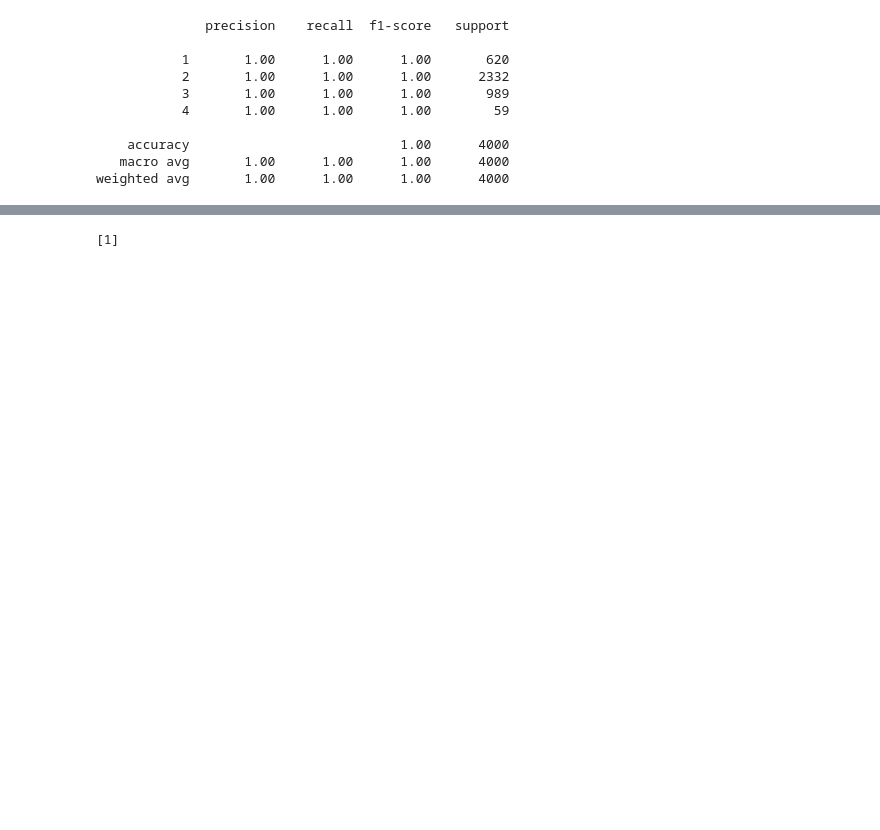
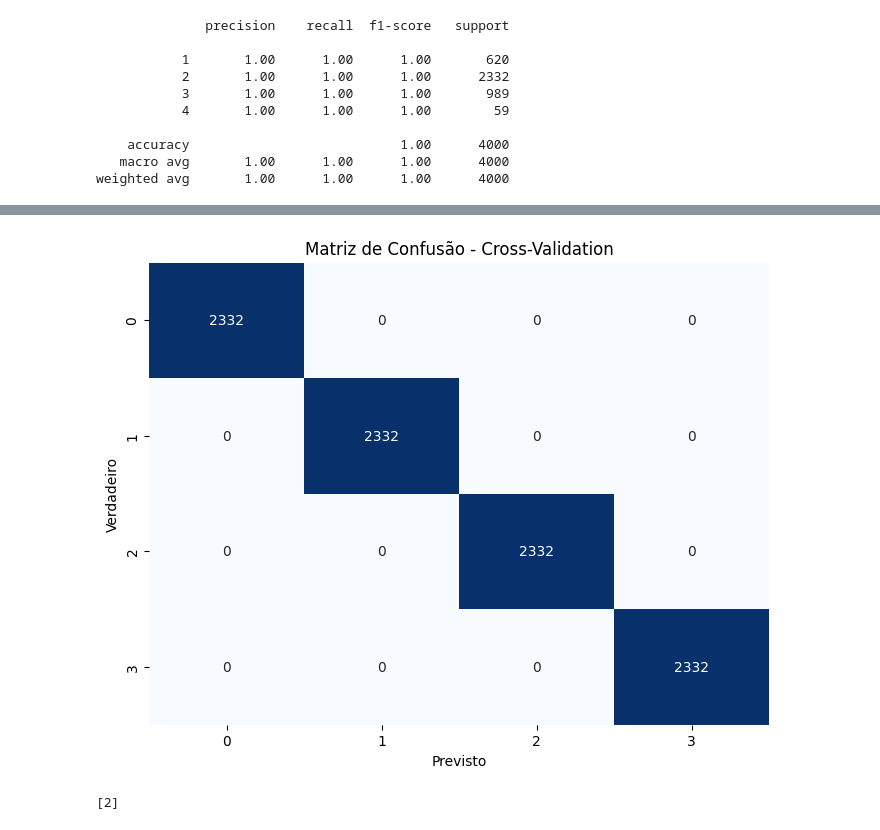
Before and after one commit to SarTore/VictimSim-Trab, a Jupyter notebook: Classifier/DecisonTree_Classifier.ipynb, the cells around one changed output, grey strips where cells are left out. Saved outputs shown, nothing was run; the diff lists cells and outputs as text; code cells hidden in the pictures; blank space fills up the shorter version.

```diff
--- a/Classifier/DecisonTree_Classifier.ipynb
+++ b/Classifier/DecisonTree_Classifier.ipynb
@@ -15,4 +28,4 @@ data_classes = data['class']
 # %%
-# Treinamento com Decision Tree
-dt = DecisionTreeClassifier(max_depth=7, min_samples_split=2, min_samples_leaf=1)
-dt.fit(data_attributes, data_classes)
+#treinamento com Decision Tree
+dt = DecisionTreeClassifier()
+cv_results_dt = cross_validate(dt, data_attributes_balanced, data_classes_balanced, cv=10)
@@ -20,0 +32,11 @@ DecisionTreeClassifier(max_depth=7)
+# %%
+#GridSearchCV
+param_grid_dt = {
+    'max_depth': [3, 5, 7, 10],
+    'min_samples_split': [2, 5, 10],
+    'min_samples_leaf': [1, 2, 4]
+}
+# %%
+#busca melhores hiperparâmetros
+dt_grid = GridSearchCV(dt, param_grid_dt, refit=True, verbose=1)
+dt_grid.fit(data_attributes_balanced, data_classes_balanced)
@@ -20,0 +50,4 @@ DecisionTreeClassifier(max_depth=7)
+# %%
+# Treinar o modelo com os melhores parâmetros encontrados
+dt_best_params = dt_grid.best_estimator_
+dt_best_params.fit(data_attributes_balanced, data_classes_balanced)
@@ -49,8 +105,30 @@ print(new_patient_normalized)
+# %%
+from sklearn.model_selection import cross_val_predict
+from sklearn.metrics import confusion_matrix
+import matplotlib.pyplot as plt
+import seaborn as sns
+
+# Treinamento com Decision Tree usando cross-validation
+dt_cv = DecisionTreeClassifier()
+y_pred_cv = cross_val_predict(dt_cv, data_attributes_balanced, data_classes_balanced, cv=10)
+
+# Calcular a matriz de confusão com os resultados do cross-validation
+cm_cv = confusion_matrix(data_classes_balanced, y_pred_cv)
+
+# Plotar a matriz de confusão do cross-validation usando seaborn
+plt.figure(figsize=(8, 6))
+sns.heatmap(cm_cv, annot=True, fmt='d', cmap='Blues', cbar=False)
+plt.title('Matriz de Confusão - Cross-Validation')
+plt.xlabel('Previsto')
+plt.ylabel('Verdadeiro')
+plt.show()
+# %% [output]
+[figure, added]
 # %%
 #Classificar o novo paciente
 predict_file = load(open('predict_decision_tree.pkl', 'rb'))
 #print(predict_file)
-predict_pacient = predict_file.predict(new_patient_normalized)
+predict_pacient = predict_file.predict(test_data_attributes_normalized[[456]])
 print(predict_pacient)
 # %% [output]
-[1]
+[2]
```
Also changed, not shown: parts of 12 cells of this notebook.
